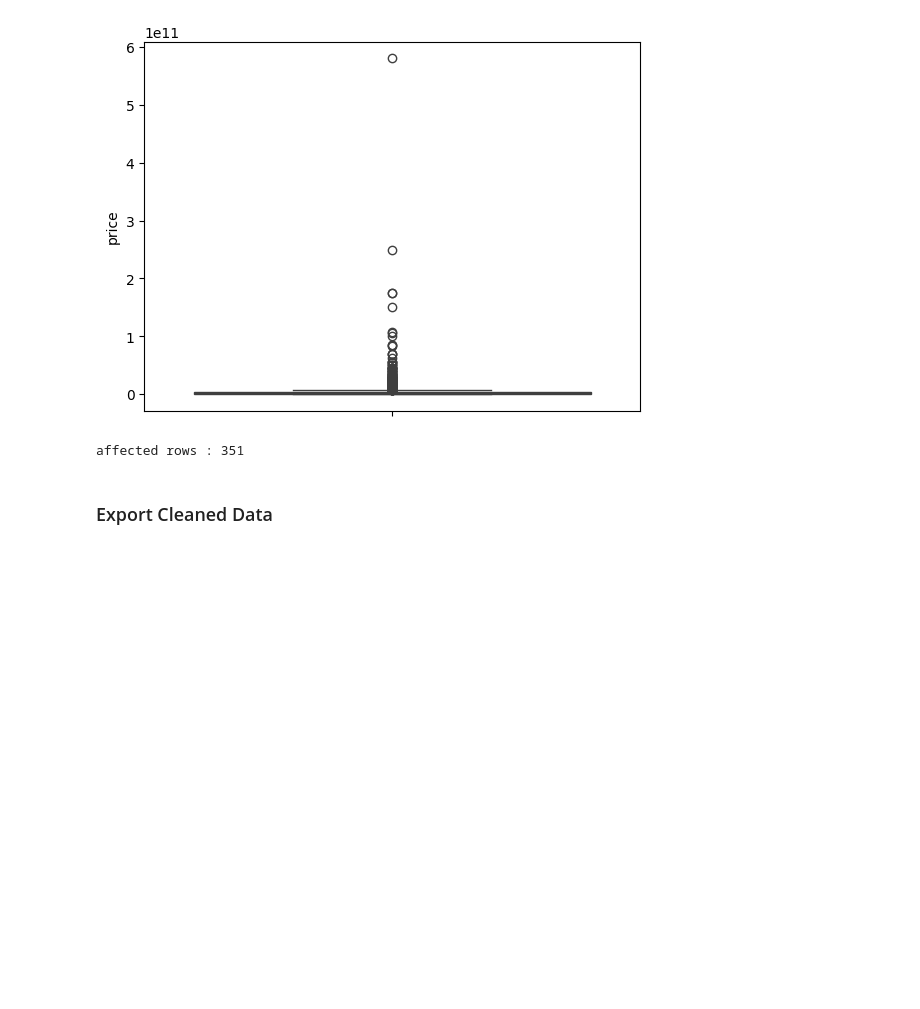
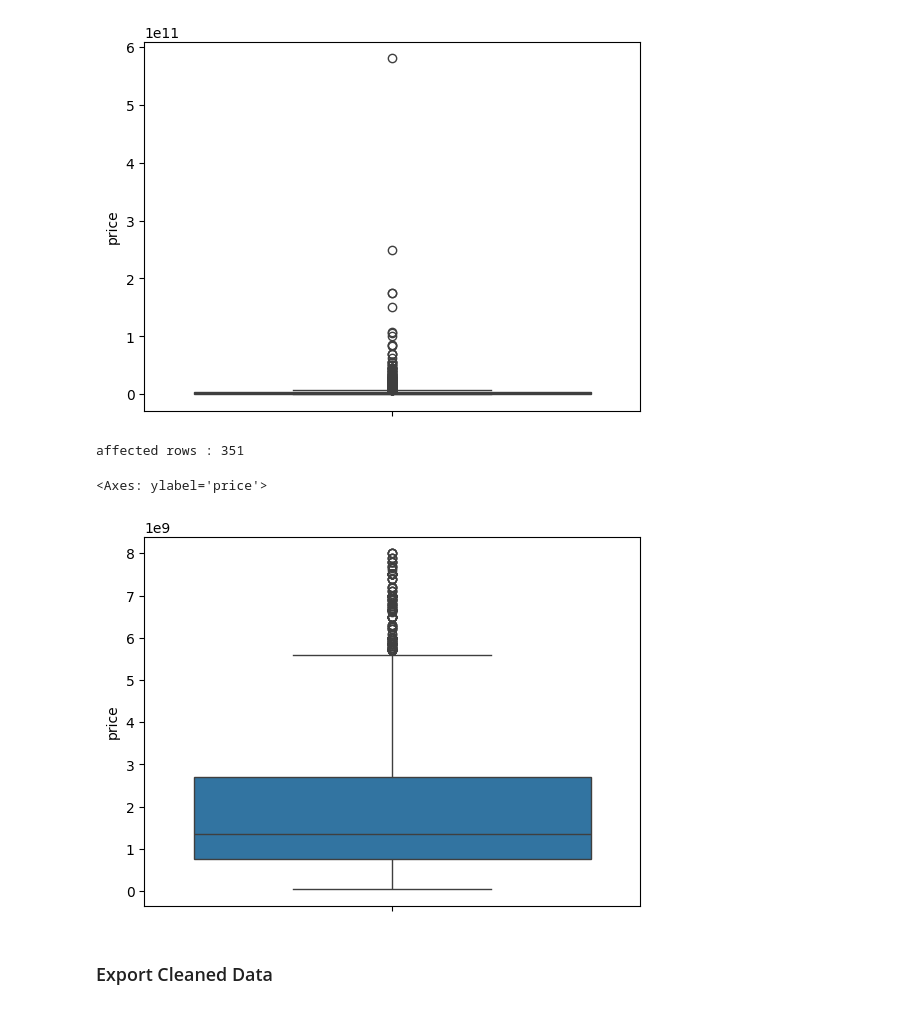
Before and after one commit to MuhGhifari/Prediksi-Harga-Rumah-Jabodetabek, a Jupyter notebook: PrediksiHargaRumahJabodetabek.ipynb, the cells around one changed output. Cells and saved outputs as stored; diff of their text form; code cells hidden in the pictures; blank space fills up the shorter version.

```diff
--- a/PrediksiHargaRumahJabodetabek.ipynb
+++ b/PrediksiHargaRumahJabodetabek.ipynb
@@ -151,6 +164,8 @@ plt.title('Tahun Dibangun & Umur Bangunan')
 plt.show()
 # %% [output]
 [figure]
+# %%
+data = data.drop(columns=['year_built'])
 # %% [markdown]
 #### Property Condition
 Hapus semua data yang tidak memiliki kondisi properti
@@ -220,3 +235,13 @@ effected rows : 3269
 data['property_condition'].unique()
 # %% [output]
 array(['Siap Huni', 'Baru', 'Butuh Renovasi'], dtype=object)
+# %%
+# convert property_condition to numerical values
+property_condition_map = {
+  'Butuh Renovasi': 0,
+  'Siap Huni': 1,
+  'Baru': 2
+}
+
+data['property_condition'] = data['property_condition'].map(property_condition_map)
+data['property_condition'].unique()
@@ -248,4 +272,0 @@ array(['unfurnished', 'semi furnished', 'furnished'], dtype=object)
-# %%
-nullIndex = pd.isnull(data['certificate'])
-print(f"effected rows : {len(data[nullIndex])}")
-data.loc[nullIndex, 'certificate'] = 'Tidak ada'
@@ -253,0 +273,10 @@ effected rows : 120
+# %%
+# convert furnishing to numerical values
+furnishing_map = {
+  'unfurnished': 0,
+  'semi furnished': 1,
+  'furnished': 2
+}
+
+data['furnishing'] = data['furnishing'].map(furnishing_map)
+data['furnishing'].unique()
@@ -292,6 +366,11 @@ data.drop(data[data['price'] < lower].index, inplace=True)
 print(f"affected rows : {affectedRows}")
 # %% [output]
 affected rows : 351
+# %%
+sns.boxplot(data['price'])
+# %% [output]
+<Axes: ylabel='price'>
+[figure, added]
 # %% [markdown]
 ### Export Cleaned Data
 # %%
```
Also changed, not shown: parts of 33 cells of this notebook, 1 other file.
